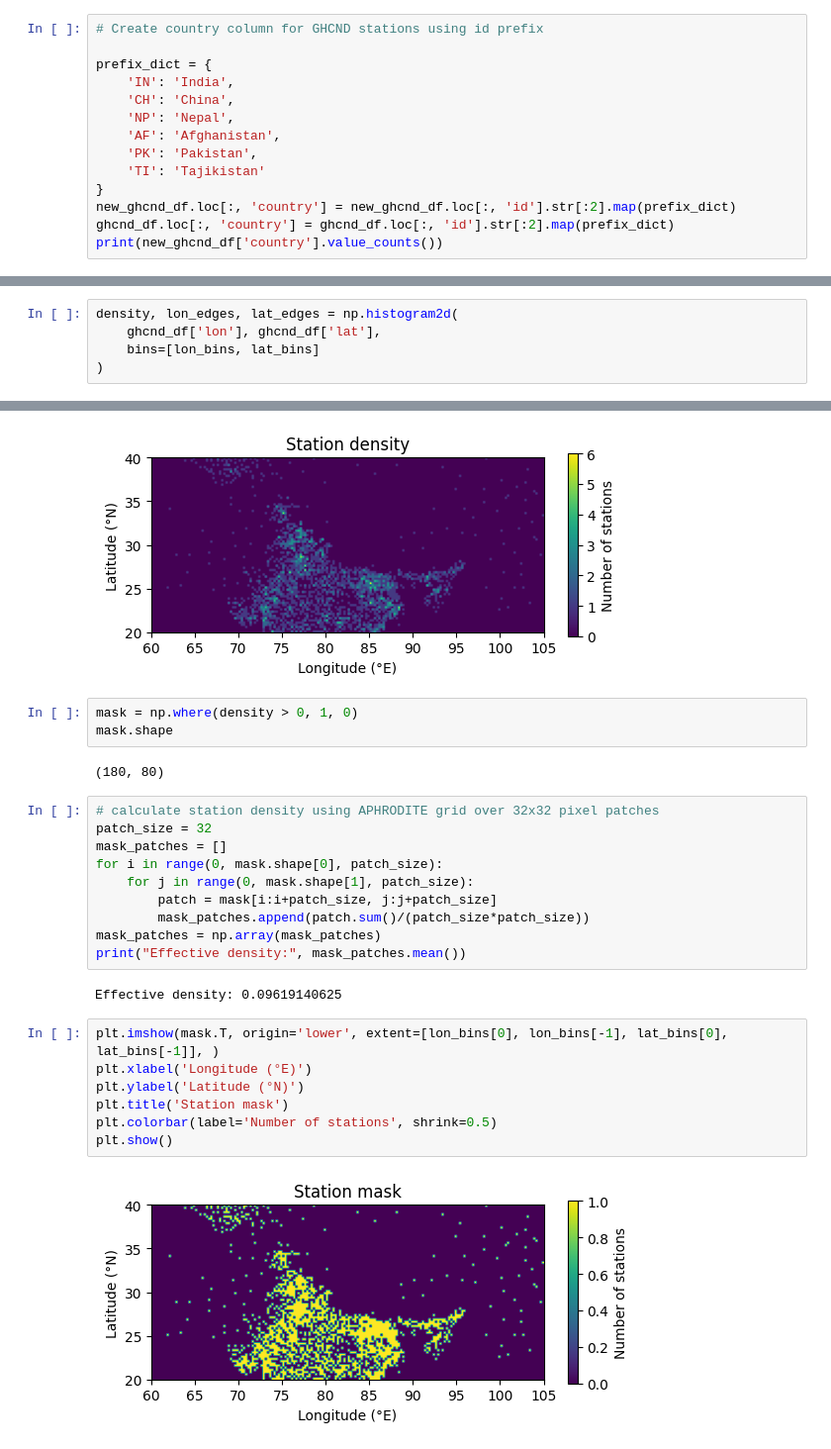
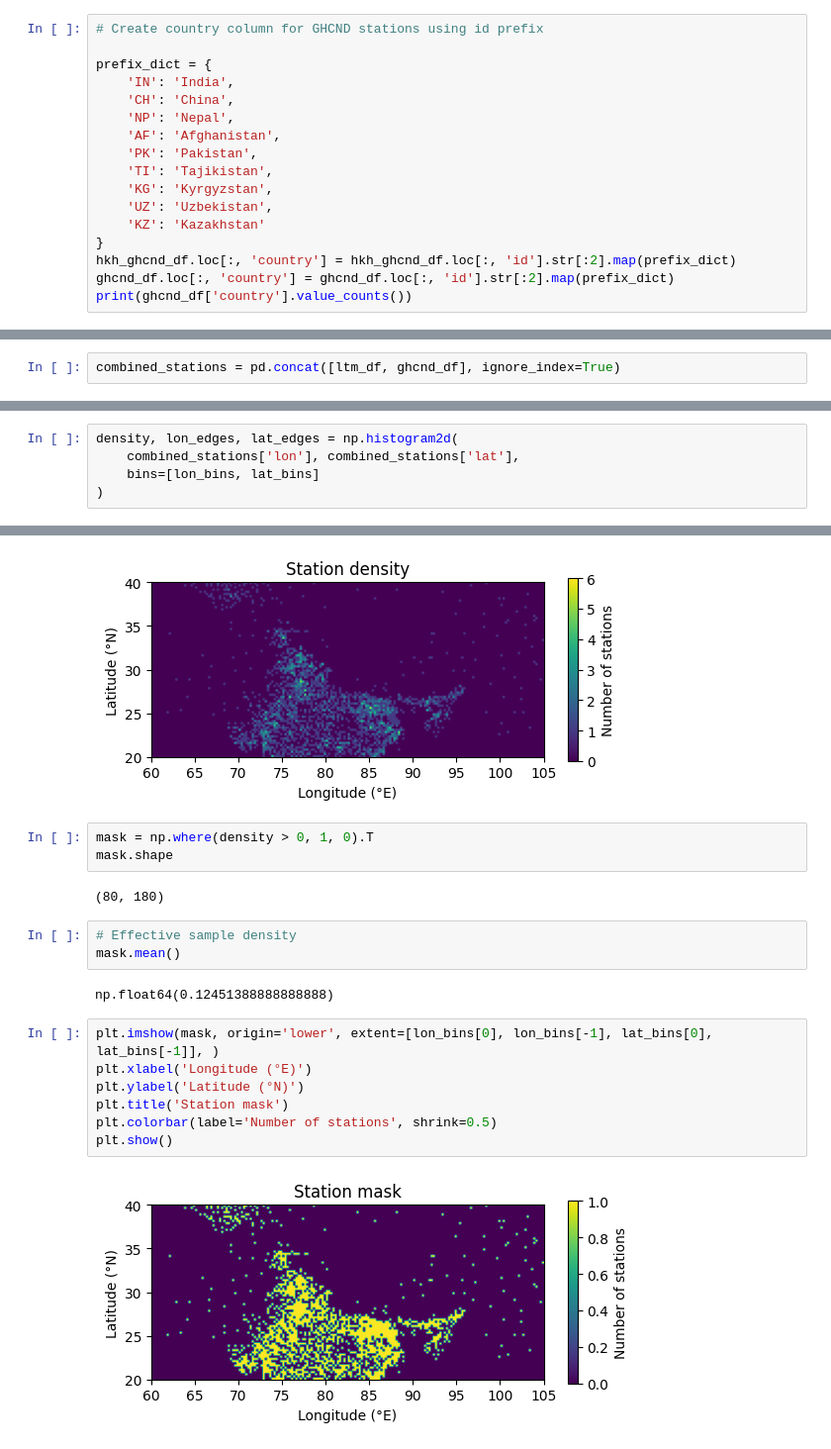
Before and after one commit to mgironamata/FL4HMA, a Jupyter notebook: station_data/station_visual.ipynb, the cells around one changed output, grey strips where cells are left out. Shown at 99% size. Cells and saved outputs as stored; diff of their text form.

```diff
--- a/station_data/station_visual.ipynb
+++ b/station_data/station_visual.ipynb
@@ -116,10 +92,13 @@ prefix_dict = {
     'NP': 'Nepal',
     'AF': 'Afghanistan',
     'PK': 'Pakistan',
-    'TI': 'Tajikistan'
+    'TI': 'Tajikistan',
+    'KG': 'Kyrgyzstan',
+    'UZ': 'Uzbekistan',
+    'KZ': 'Kazakhstan'
 }
-new_ghcnd_df.loc[:, 'country'] = new_ghcnd_df.loc[:, 'id'].str[:2].map(prefix_dict)
+hkh_ghcnd_df.loc[:, 'country'] = hkh_ghcnd_df.loc[:, 'id'].str[:2].map(prefix_dict)
 ghcnd_df.loc[:, 'country'] = ghcnd_df.loc[:, 'id'].str[:2].map(prefix_dict)
-print(new_ghcnd_df['country'].value_counts())
+print(ghcnd_df['country'].value_counts())
 # %% [output]
 country
@@ -290,3 +278,5 @@ ds = xr.open_dataset("/data/hpcdata/users/kenzi22/data/APHRODITE/daily/APHRO_MA_
+# %%
+combined_stations = pd.concat([ltm_df, ghcnd_df], ignore_index=True)
 # %%
 # Create 2D histogram of station locations using APHRODITE grid
 res = 0.25
@@ -299,6 +289,6 @@ lon_bins.shape, lat_bins.shape
 # %%
 density, lon_edges, lat_edges = np.histogram2d(
-    ghcnd_df['lon'], ghcnd_df['lat'],
+    combined_stations['lon'], combined_stations['lat'],
     bins=[lon_bins, lat_bins]
 )
 # %%
@@ -311,28 +301,21 @@ plt.show()
 # %% [output]
 [figure]
 # %%
-mask = np.where(density > 0, 1, 0)
+mask = np.where(density > 0, 1, 0).T
 mask.shape
 # %% [output]
-(180, 80)
+(80, 180)
-# %%
-# calculate station density using APHRODITE grid over 32x32 pixel patches
-patch_size = 32
-mask_patches = []
-for i in range(0, mask.shape[0], patch_size):
-    for j in range(0, mask.shape[1], patch_size):
-        patch = mask[i:i+patch_size, j:j+patch_size]
-        mask_patches.append(patch.sum()/(patch_size*patch_size))
-mask_patches = np.array(mask_patches)
-print("Effective density:", mask_patches.mean())
-# %% [output]
-Effective density: 0.09619140625
+# %%
+# Effective sample density
+mask.mean()
+# %% [output]
+np.float64(0.12451388888888888)
 # %%
-plt.imshow(mask.T, origin='lower', extent=[lon_bins[0], lon_bins[-1], lat_bins[0], lat_bins[-1]], )
+plt.imshow(mask, origin='lower', extent=[lon_bins[0], lon_bins[-1], lat_bins[0], lat_bins[-1]], )
 plt.xlabel('Longitude (°E)')
 plt.ylabel('Latitude (°N)')
 plt.title('Station mask')
 plt.colorbar(label='Number of stations', shrink=0.5)
 plt.show()
 # %% [output]
-[figure, old version]
+[figure, new version]
```
Also changed, not shown: parts of 30 cells of this notebook, 2 other files.
